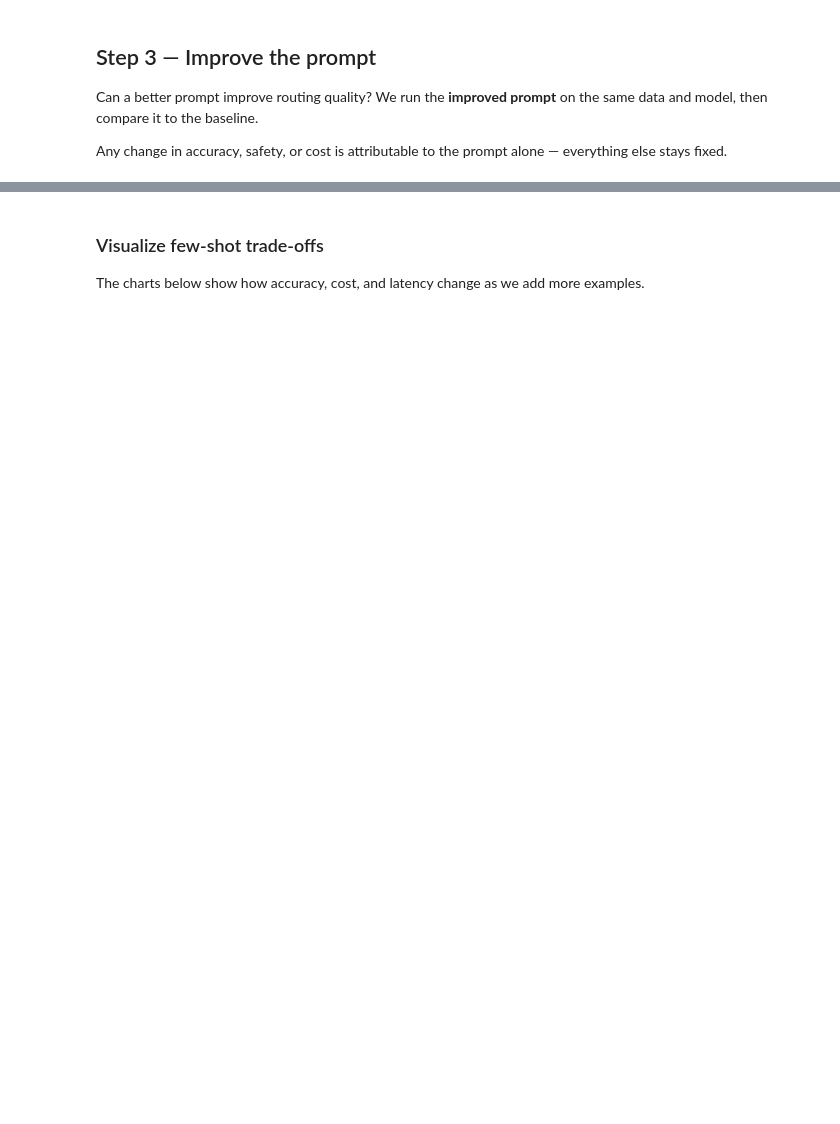
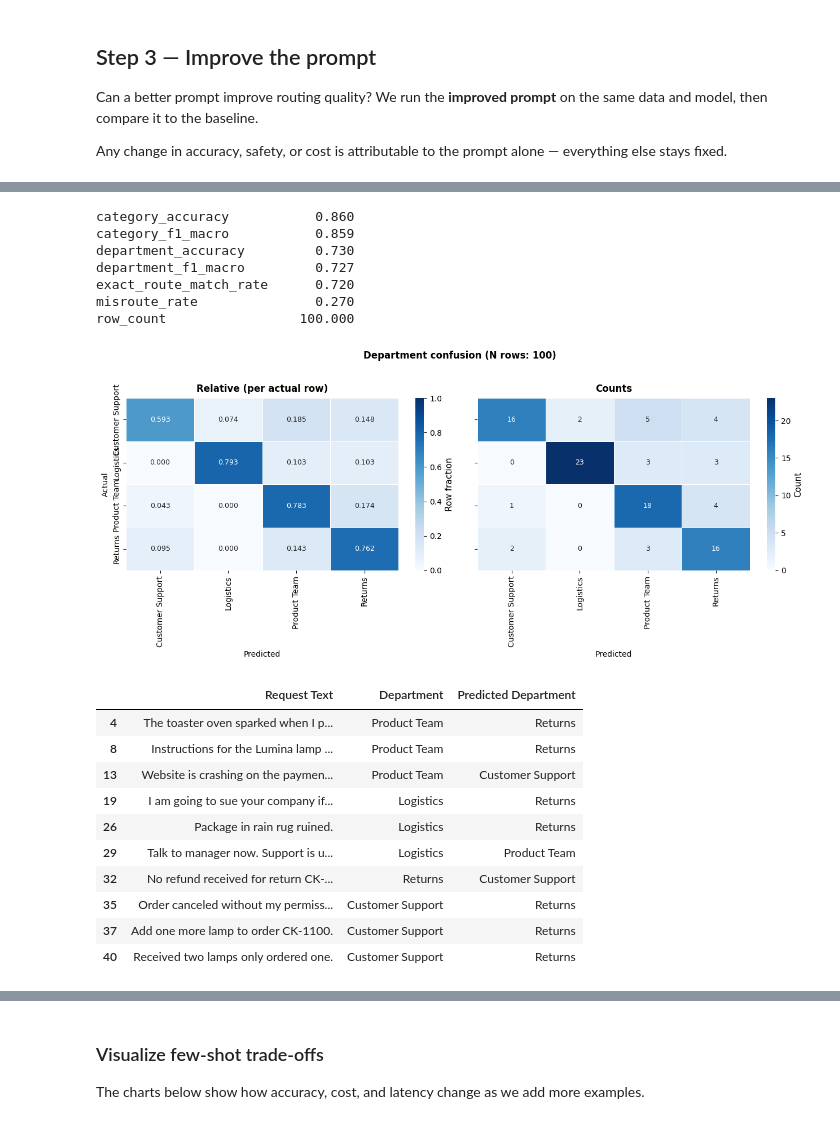
Before and after one commit to mnrozhkov/ai_leader, a Jupyter notebook: notebooks/notebook_b.ipynb, the cells around one changed output, grey strips where cells are left out. Saved outputs shown, nothing was run; the diff lists cells and outputs as text; code cells hidden in the pictures; blank space fills up the shorter version.

```diff
--- a/notebooks/notebook_b.ipynb
+++ b/notebooks/notebook_b.ipynb
@@ -202,22 +215,0 @@ Based on the review above, correct the gold labels for ambiguous or mis-annotate
-# %%
-revised_labels = [
-    {"row_id": 4, "new_category": "General Feedback"},
-    {"row_id": 13, "new_category": "Payment"},
-    {"row_id": 26, "new_department": "Returns"},
-    {"row_id": 33, "new_category": "General Feedback", "new_department": "Product Team"},
-    {"row_id": 40, "new_category": "Order Issue", "new_department": "Returns"},
-    {"row_id": 57, "new_category": "General Feedback", "new_department": "Product Team"},
-    {"row_id": 65, "new_category": "General Feedback"},
-    {"row_id": 83, "new_category": "General Feedback", "new_department": "Product Team"},
-    {"row_id": 88, "new_category": "Delivery", "new_department": "Logistics"},
-    {"row_id": 90, "new_category": "General Feedback", "new_department": "Product Team"},
-    {"row_id": 94, "new_department": "Logistics"},
-    {"row_id": 95, "new_category": "Delivery", "new_department": "Logistics"},
-    {"row_id": 99, "new_department": "Logistics"},
-]
-
-# Apply recommended labels
-df = apply_revised_labels(df, revised_labels)
-
-# Check that the labels were updated correctly
-df.loc[df["row_id"] == 4, "Category"]
@@ -245,0 +226,29 @@ If accuracy did not improve after label fixes, the remaining errors are genuine
+# %%
+# Department confusion + sample mistakes for the improved prompt
+improved_mistakes = display_evaluation_with_department_mistakes(
+    eval_results=improved_prompt_run,
+    eval_df=df,
+    # max_rows=10,
+    show_category_confusion=False,
+)
+improved_mistakes
+# %% [output]
+category_accuracy           0.860
+category_f1_macro           0.859
+department_accuracy         0.730
+department_f1_macro         0.727
+exact_route_match_rate      0.720
+misroute_rate               0.270
+row_count                 100.000
+[figure, added]
+|  | Request Text | Department | Predicted Department |
+| 4 | The toaster oven sparked when I p... | Product Team | Returns |
+| 8 | Instructions for the Lumina lamp ... | Product Team | Returns |
+| 13 | Website is crashing on the paymen... | Product Team | Customer Support |
+| 19 | I am going to sue your company if... | Logistics | Returns |
+| 26 | Package in rain rug ruined. | Logistics | Returns |
+| 29 | Talk to manager now. Support is u... | Logistics | Product Team |
+| 32 | No refund received for return CK-... | Returns | Customer Support |
+| 35 | Order canceled without my permiss... | Customer Support | Returns |
+| 37 | Add one more lamp to order CK-1100. | Customer Support | Returns |
+| 40 | Received two lamps only ordered one. | Customer Support | Returns |
```
Also changed, not shown: parts of 52 cells of this notebook, 2 other files.
